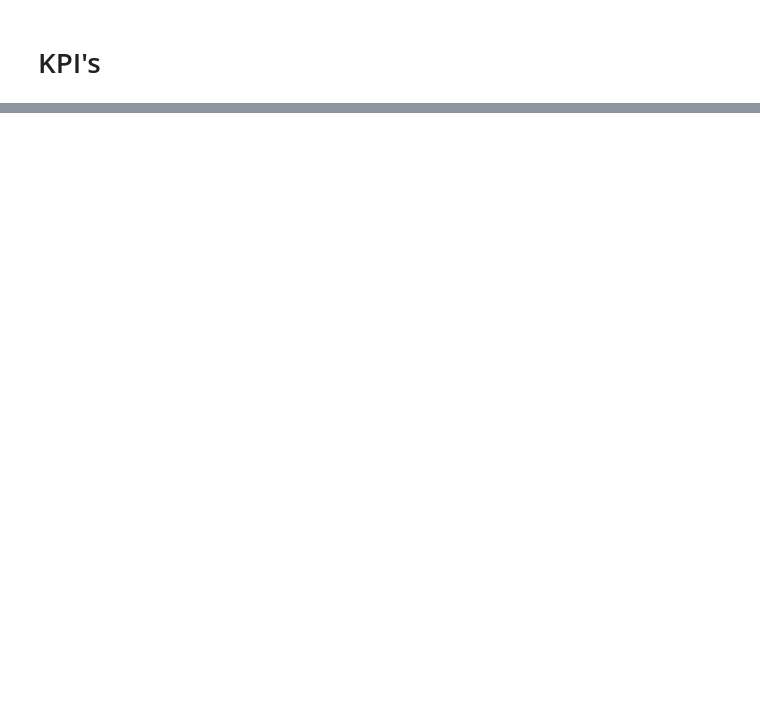
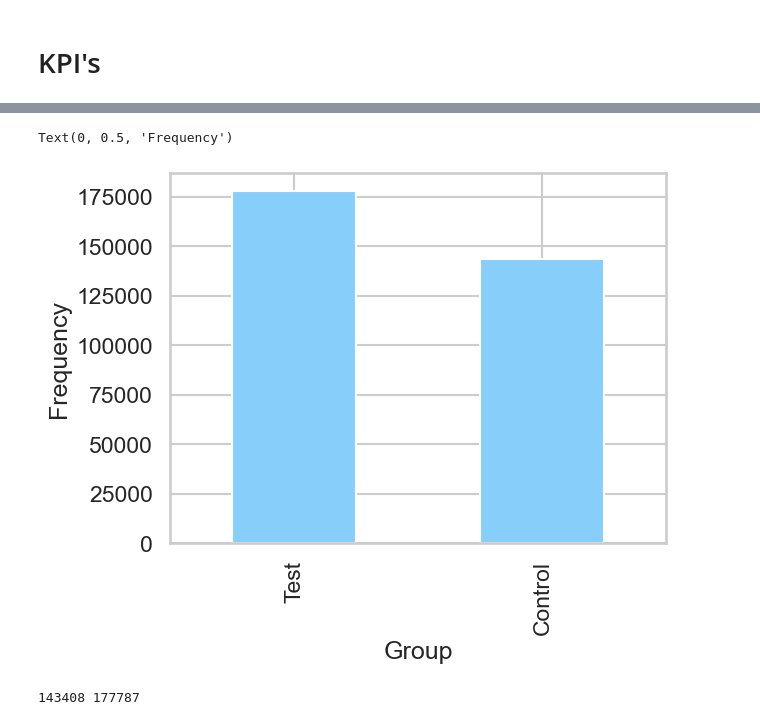
Before and after one commit to Josepdmo/PROJECT2, a Jupyter notebook: EXPLORATORY.ipynb, the cells around one changed output, grey strips where cells are left out. Drawn from its saved outputs; the diff is of its cells as text; code cells hidden in the pictures; blank space fills up the shorter version.

```diff
--- a/EXPLORATORY.ipynb
+++ b/EXPLORATORY.ipynb
@@ -294,0 +734,12 @@ df_final_experiment_clients.isna().sum()
+# %%
+variation_counts = variation_df["Variation"].value_counts()
+variation_counts.plot(kind="bar", color = "lightskyblue" )
+plt.xlabel("Group")
+plt.ylabel("Frequency")
+# %% [output]
+Text(0, 0.5, 'Frequency')
+[figure, added]
+# %%
+print(control_df.client_id.count(),test_df.client_id.count())
+# %% [output]
+143408 177787
```
Also changed, not shown: parts of 44 cells of this notebook.
